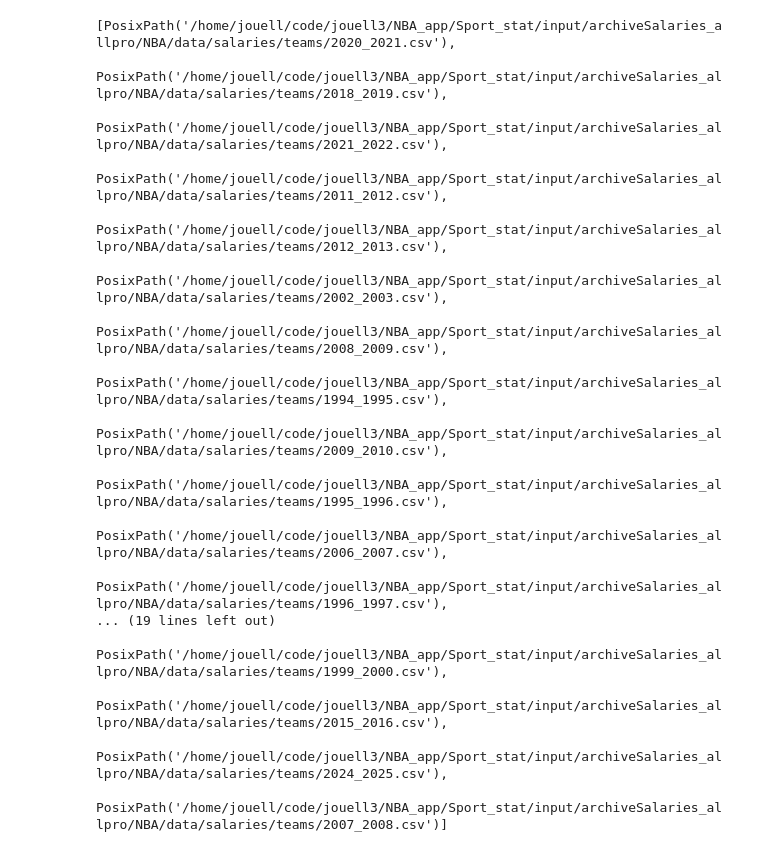
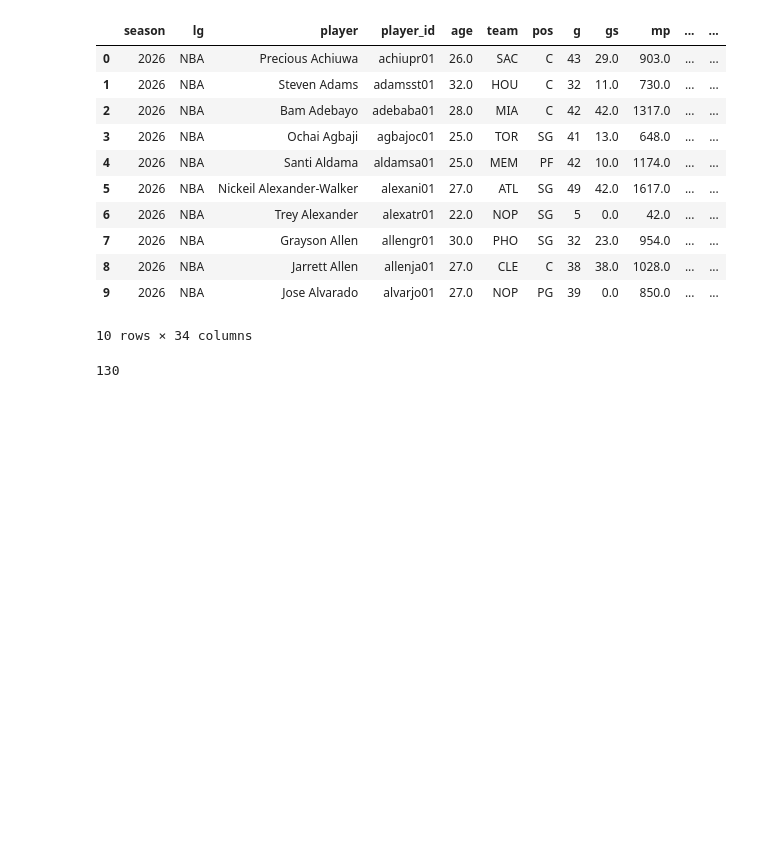
Before and after one commit to jouell3/Sport_stat, a Jupyter notebook: First_app_NBA.ipynb, the cells around one changed output. Saved outputs shown, nothing was run; the diff lists cells and outputs as text; code cells hidden in the pictures; blank space fills up the shorter version.

```diff
--- a/First_app_NBA.ipynb
+++ b/First_app_NBA.ipynb
@@ -11,0 +21,2 @@ len(df_players)
+# %%
+df_players["player_stripped"] = df_players["player"].map(strip_accents)
@@ -11,0 +34,15 @@ len(df_players)
+# %%
+df_players.head(10)
+# %% [output]
+|  | season | lg | player | player_id | age | team | pos | g | gs | mp | ... | ... |
+| 0 | 2026 | NBA | Precious Achiuwa | achiupr01 | 26.0 | SAC | C | 43 | 29.0 | 903.0 | ... | ... |
+| 1 | 2026 | NBA | Steven Adams | adamsst01 | 32.0 | HOU | C | 32 | 11.0 | 730.0 | ... | ... |
+| 2 | 2026 | NBA | Bam Adebayo | adebaba01 | 28.0 | MIA | C | 42 | 42.0 | 1317.0 | ... | ... |
+| 3 | 2026 | NBA | Ochai Agbaji | agbajoc01 | 25.0 | TOR | SG | 41 | 13.0 | 648.0 | ... | ... |
+| 4 | 2026 | NBA | Santi Aldama | aldamsa01 | 25.0 | MEM | PF | 42 | 10.0 | 1174.0 | ... | ... |
+| 5 | 2026 | NBA | Nickeil Alexander-Walker | alexani01 | 27.0 | ATL | SG | 49 | 42.0 | 1617.0 | ... | ... |
+| 6 | 2026 | NBA | Trey Alexander | alexatr01 | 22.0 | NOP | SG | 5 | 0.0 | 42.0 | ... | ... |
+| 7 | 2026 | NBA | Grayson Allen | allengr01 | 30.0 | PHO | SG | 32 | 23.0 | 954.0 | ... | ... |
+| 8 | 2026 | NBA | Jarrett Allen | allenja01 | 27.0 | CLE | C | 38 | 38.0 | 1028.0 | ... | ... |
+| 9 | 2026 | NBA | Jose Alvarado | alvarjo01 | 27.0 | NOP | PG | 39 | 0.0 | 850.0 | ... | ... |
+10 rows × 34 columns
@@ -12,24 +67,9 @@ len(df_players)
+# %%
+df_noteam = df_salaries[(df_salaries["full_team_name"].isna())]
+len(df_noteam["Players"].unique())
+# %% [output]
+130
 # %%
-folderpath = Path("/home/jouell/code/jouell3/NBA_app/Sport_stat/input/archiveSalaries_allpro/NBA/data/salaries/teams")
+folderpath = Path("/home/jouell/code/jouell3/NBA_app/Sport_stat/input/archiveSalaries_allpro/NBA/data/salaries/players")
 # get all teh files from teh folder
 files = list(folderpath.glob("*.csv"))
-file_names = [f.name for f in files]
-files
-# %% [output]
-[PosixPath('/home/jouell/code/jouell3/NBA_app/Sport_stat/input/archiveSalaries_allpro/NBA/data/salaries/teams/2020_2021.csv'),
- PosixPath('/home/jouell/code/jouell3/NBA_app/Sport_stat/input/archiveSalaries_allpro/NBA/data/salaries/teams/2018_2019.csv'),
- PosixPath('/home/jouell/code/jouell3/NBA_app/Sport_stat/input/archiveSalaries_allpro/NBA/data/salaries/teams/2021_2022.csv'),
- PosixPath('/home/jouell/code/jouell3/NBA_app/Sport_stat/input/archiveSalaries_allpro/NBA/data/salaries/teams/2011_2012.csv'),
- PosixPath('/home/jouell/code/jouell3/NBA_app/Sport_stat/input/archiveSalaries_allpro/NBA/data/salaries/teams/2012_2013.csv'),
- PosixPath('/home/jouell/code/jouell3/NBA_app/Sport_stat/input/archiveSalaries_allpro/NBA/data/salaries/teams/2002_2003.csv'),
- PosixPath('/home/jouell/code/jouell3/NBA_app/Sport_stat/input/archiveSalaries_allpro/NBA/data/salaries/teams/2008_2009.csv'),
- PosixPath('/home/jouell/code/jouell3/NBA_app/Sport_stat/input/archiveSalaries_allpro/NBA/data/salaries/teams/1994_1995.csv'),
- PosixPath('/home/jouell/code/jouell3/NBA_app/Sport_stat/input/archiveSalaries_allpro/NBA/data/salaries/teams/2009_2010.csv'),
- PosixPath('/home/jouell/code/jouell3/NBA_app/Sport_stat/input/archiveSalaries_allpro/NBA/data/salaries/teams/1995_1996.csv'),
- PosixPath('/home/jouell/code/jouell3/NBA_app/Sport_stat/input/archiveSalaries_allpro/NBA/data/salaries/teams/2006_2007.csv'),
- PosixPath('/home/jouell/code/jouell3/NBA_app/Sport_stat/input/archiveSalaries_allpro/NBA/data/salaries/teams/1996_1997.csv'),
-... (19 lines left out)
- PosixPath('/home/jouell/code/jouell3/NBA_app/Sport_stat/input/archiveSalaries_allpro/NBA/data/salaries/teams/1999_2000.csv'),
- PosixPath('/home/jouell/code/jouell3/NBA_app/Sport_stat/input/archiveSalaries_allpro/NBA/data/salaries/teams/2015_2016.csv'),
- PosixPath('/home/jouell/code/jouell3/NBA_app/Sport_stat/input/archiveSalaries_allpro/NBA/data/salaries/teams/2024_2025.csv'),
- PosixPath('/home/jouell/code/jouell3/NBA_app/Sport_stat/input/archiveSalaries_allpro/NBA/data/salaries/teams/2007_2008.csv')]
```
Also changed, not shown: parts of 25 cells of this notebook, 11 other files.
